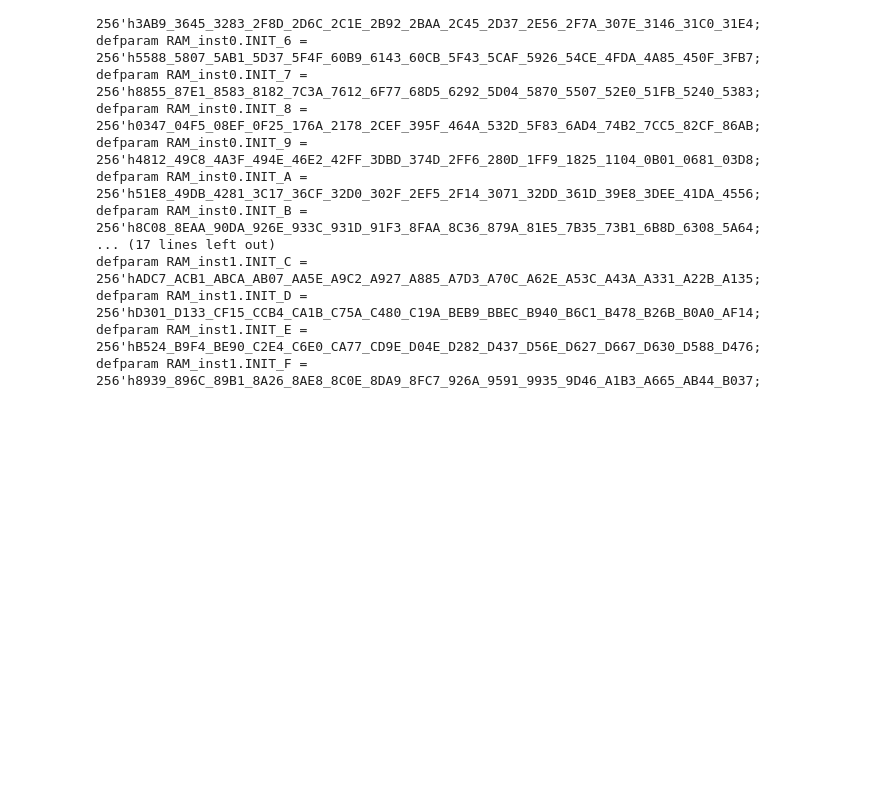
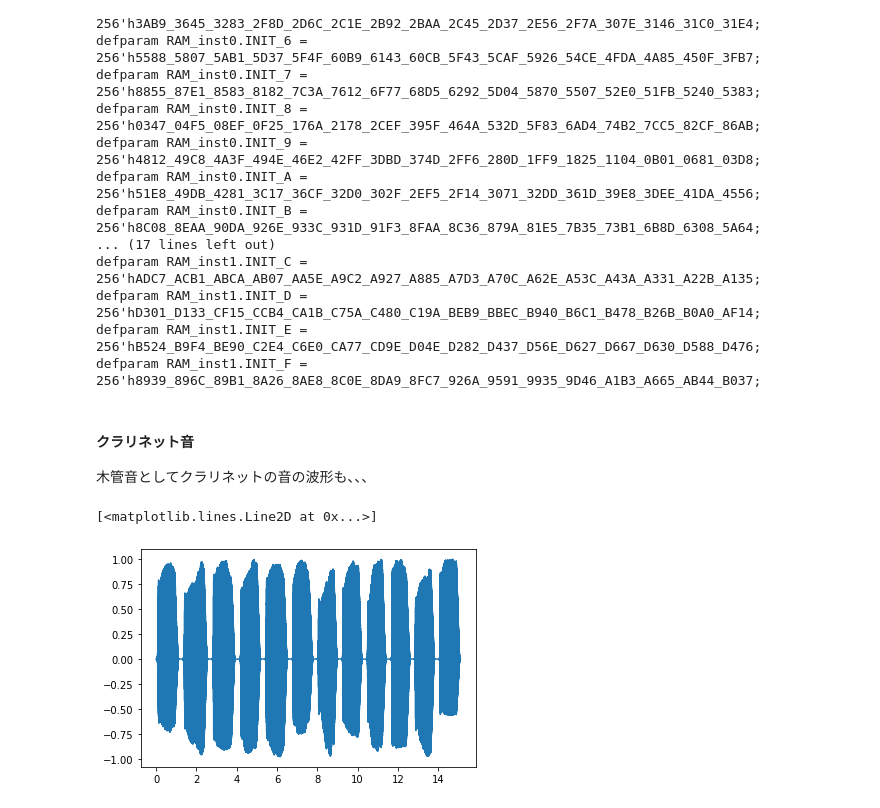
Before and after one commit to arockyu/python_beginner, a Jupyter notebook: memdata.ipynb, the cells around one changed output. Saved outputs shown, nothing was run; the diff lists cells and outputs as text; code cells hidden in the pictures; blank space fills up the shorter version.

```diff
--- a/memdata.ipynb
+++ b/memdata.ipynb
@@ -699,3 +699,23 @@ defparam RAM_inst1.INIT_C = 256'hADC7_ACB1_ABCA_AB07_AA5E_A9C2_A927_A885_A7D3_A7
 defparam RAM_inst1.INIT_D = 256'hD301_D133_CF15_CCB4_CA1B_C75A_C480_C19A_BEB9_BBEC_B940_B6C1_B478_B26B_B0A0_AF14;
 defparam RAM_inst1.INIT_E = 256'hB524_B9F4_BE90_C2E4_C6E0_CA77_CD9E_D04E_D282_D437_D56E_D627_D667_D630_D588_D476;
 defparam RAM_inst1.INIT_F = 256'h8939_896C_89B1_8A26_8AE8_8C0E_8DA9_8FC7_926A_9591_9935_9D46_A1B3_A665_AB44_B037;
+# %% [markdown]
+#### クラリネット音
+
+木管音としてクラリネットの音の波形も、、、
+# %%
+wav_file_path="target_data/doremi001c.wav"
+data, samplerate = sf.read(wav_file_path)
+sample_period=1./samplerate
+t=np.linspace(0,data.shape[0]*sample_period,data.shape[0],endpoint=False)
+
+wav_data=np.ndarray((2,data.shape[0]),dtype=float)
+
+wav_data[0,:]=t
+wav_data[1,:]=data
+
+plt.plot(wav_data[0],wav_data[1])
+#plt.xlim(0.5,0.7)
+# %% [output]
+[<matplotlib.lines.Line2D at 0x...>]
+[figure, added]
```
Also changed, not shown: parts of 23 cells of this notebook, 8 other files.
